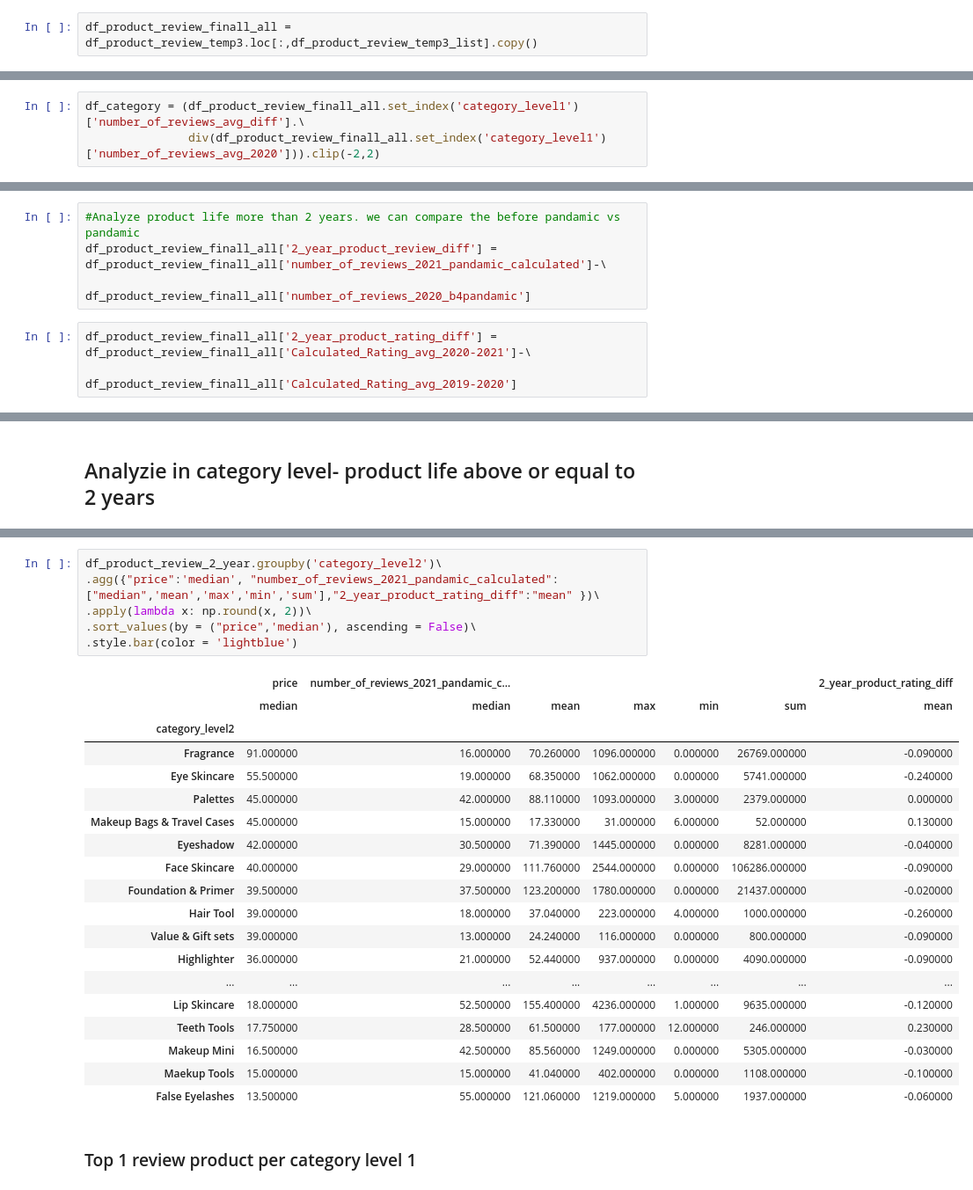
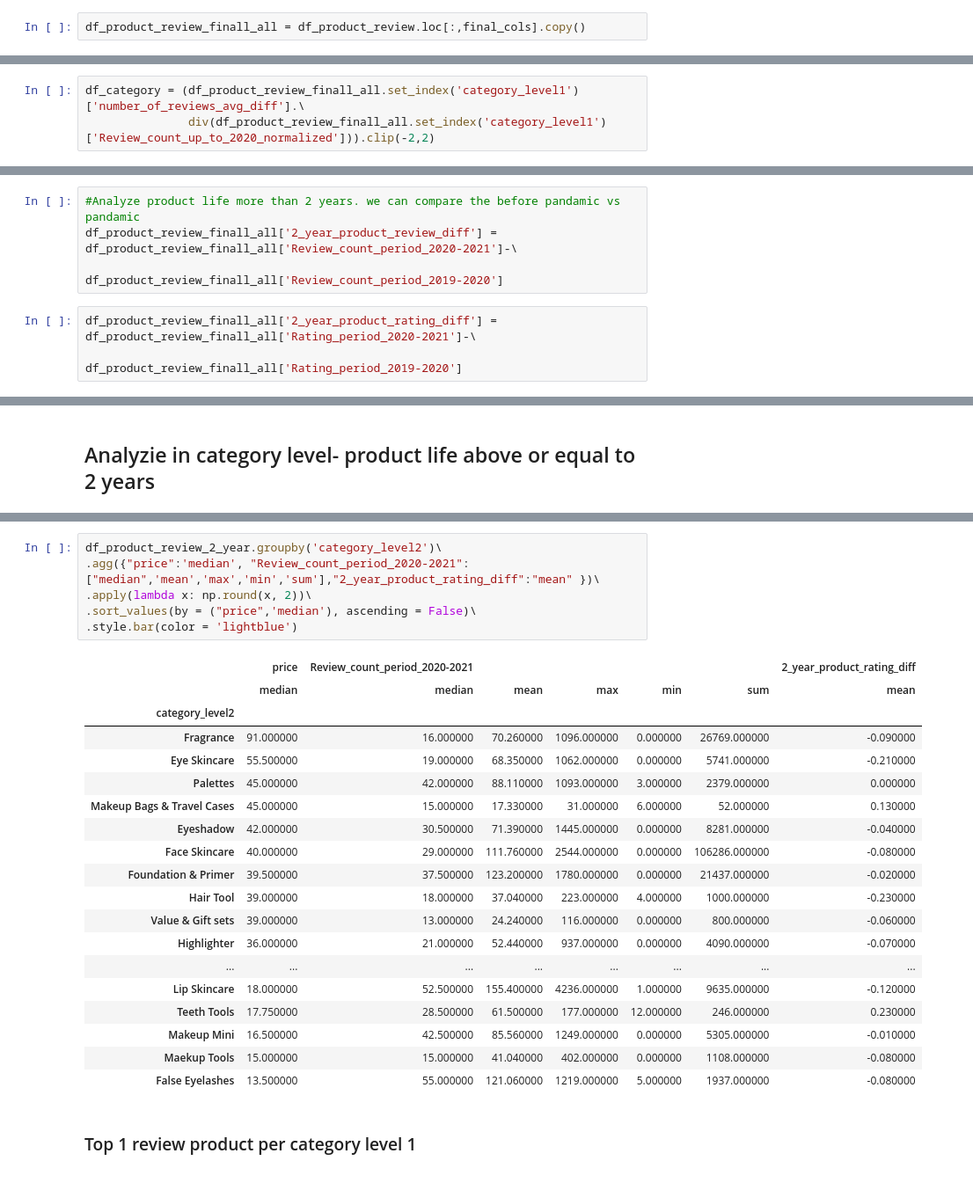
Before and after one commit to einslulu/Sephora_Review_Analysis, a Jupyter notebook: Data_Manipulation_and_Analysis.ipynb, the cells around one changed output, grey strips where cells are left out. Shown at 88% size. Cells and saved outputs as stored; diff of their text form.

```diff
--- a/Data_Manipulation_and_Analysis.ipynb
+++ b/Data_Manipulation_and_Analysis.ipynb
@@ -446,2 +459,2 @@ df_product_review_temp3_list = ['Product_id','name',"size","brand","category","c
 # %%
-df_product_review_finall_all = df_product_review_temp3.loc[:,df_product_review_temp3_list].copy()
+df_product_review_finall_all = df_product_review.loc[:,final_cols].copy()
@@ -508,6 +502,6 @@ Seems most products have less reviews during pandamic.
 # %%
 df_category = (df_product_review_finall_all.set_index('category_level1')['number_of_reviews_avg_diff'].\
-               div(df_product_review_finall_all.set_index('category_level1')['number_of_reviews_avg_2020'])).clip(-2,2)
+               div(df_product_review_finall_all.set_index('category_level1')['Review_count_up_to_2020_normalized'])).clip(-2,2)
 # %%
 #for i in df_category.index[:5]:
  #   plt.hist(df_category.loc[i], bins = 30, alpha = 0.2);
@@ -531,10 +518,10 @@ Seems all categories have less reviews during pandamic.
 # %%
 #Analyze product life more than 2 years. we can compare the before pandamic vs pandamic
-df_product_review_finall_all['2_year_product_review_diff'] = df_product_review_finall_all['number_of_reviews_2021_pandamic_calculated']-\
-                                                            df_product_review_finall_all['number_of_reviews_2020_b4pandamic']
+df_product_review_finall_all['2_year_product_review_diff'] = df_product_review_finall_all['Review_count_period_2020-2021']-\
+                                                            df_product_review_finall_all['Review_count_period_2019-2020']
 # %%
-df_product_review_finall_all['2_year_product_rating_diff'] = df_product_review_finall_all['Calculated_Rating_avg_2020-2021']-\
-                                                            df_product_review_finall_all['Calculated_Rating_avg_2019-2020']
+df_product_review_finall_all['2_year_product_rating_diff'] = df_product_review_finall_all['Rating_period_2020-2021']-\
+                                                            df_product_review_finall_all['Rating_period_2019-2020']
 # %% [markdown]
 ## Category level analysis
 # %%
@@ -673,30 +660,30 @@ df_product_review_2_year.groupby('category_level1')\
 | Nail | 20.000000 | 22 | 10.000000 | 16.140000 | 45.000000 | 0.000000 | 355.000000 | ... |
 # %%
 df_product_review_2_year.groupby('category_level2')\
-.agg({"price":'median', "number_of_reviews_2021_pandamic_calculated":["median",'mean','max','min','sum'],"2_year_product_rating_diff":"mean" })\
+.agg({"price":'median', "Review_count_period_2020-2021":["median",'mean','max','min','sum'],"2_year_product_rating_diff":"mean" })\
 .apply(lambda x: np.round(x, 2))\
 .sort_values(by = ("price",'median'), ascending = False)\
 .style.bar(color = 'lightblue')
 # %% [output]
-|  | price | number_of_reviews_2021_pandamic_c... |  |  |  |  | 2_year_product_rating_diff |
+|  | price | Review_count_period_2020-2021 |  |  |  |  | 2_year_product_rating_diff |
 |  | median | median | mean | max | min | sum | mean |
 | category_level2 |  |  |  |  |  |  |  |
 | Fragrance | 91.000000 | 16.000000 | 70.260000 | 1096.000000 | 0.000000 | 26769.000000 | -0.090000 |
-| Eye Skincare | 55.500000 | 19.000000 | 68.350000 | 1062.000000 | 0.000000 | 5741.000000 | -0.240000 |
+| Eye Skincare | 55.500000 | 19.000000 | 68.350000 | 1062.000000 | 0.000000 | 5741.000000 | -0.210000 |
 | Palettes | 45.000000 | 42.000000 | 88.110000 | 1093.000000 | 3.000000 | 2379.000000 | 0.000000 |
 | Makeup Bags & Travel Cases | 45.000000 | 15.000000 | 17.330000 | 31.000000 | 6.000000 | 52.000000 | 0.130000 |
 | Eyeshadow | 42.000000 | 30.500000 | 71.390000 | 1445.000000 | 0.000000 | 8281.000000 | -0.040000 |
-| Face Skincare | 40.000000 | 29.000000 | 111.760000 | 2544.000000 | 0.000000 | 106286.000000 | -0.090000 |
+| Face Skincare | 40.000000 | 29.000000 | 111.760000 | 2544.000000 | 0.000000 | 106286.000000 | -0.080000 |
 | Foundation & Primer | 39.500000 | 37.500000 | 123.200000 | 1780.000000 | 0.000000 | 21437.000000 | -0.020000 |
-| Hair Tool | 39.000000 | 18.000000 | 37.040000 | 223.000000 | 4.000000 | 1000.000000 | -0.260000 |
-| Value & Gift sets | 39.000000 | 13.000000 | 24.240000 | 116.000000 | 0.000000 | 800.000000 | -0.090000 |
-| Highlighter | 36.000000 | 21.000000 | 52.440000 | 937.000000 | 0.000000 | 4090.000000 | -0.090000 |
+| Hair Tool | 39.000000 | 18.000000 | 37.040000 | 223.000000 | 4.000000 | 1000.000000 | -0.230000 |
+| Value & Gift sets | 39.000000 | 13.000000 | 24.240000 | 116.000000 | 0.000000 | 800.000000 | -0.060000 |
+| Highlighter | 36.000000 | 21.000000 | 52.440000 | 937.000000 | 0.000000 | 4090.000000 | -0.070000 |
 | ... | ... | ... | ... | ... | ... | ... | ... |
 | Lip Skincare | 18.000000 | 52.500000 | 155.400000 | 4236.000000 | 1.000000 | 9635.000000 | -0.120000 |
 | Teeth Tools | 17.750000 | 28.500000 | 61.500000 | 177.000000 | 12.000000 | 246.000000 | 0.230000 |
-| Makeup Mini | 16.500000 | 42.500000 | 85.560000 | 1249.000000 | 0.000000 | 5305.000000 | -0.030000 |
-| Maekup Tools | 15.000000 | 15.000000 | 41.040000 | 402.000000 | 0.000000 | 1108.000000 | -0.100000 |
-| False Eyelashes | 13.500000 | 55.000000 | 121.060000 | 1219.000000 | 5.000000 | 1937.000000 | -0.060000 |
+| Makeup Mini | 16.500000 | 42.500000 | 85.560000 | 1249.000000 | 0.000000 | 5305.000000 | -0.010000 |
+| Maekup Tools | 15.000000 | 15.000000 | 41.040000 | 402.000000 | 0.000000 | 1108.000000 | -0.080000 |
+| False Eyelashes | 13.500000 | 55.000000 | 121.060000 | 1219.000000 | 5.000000 | 1937.000000 | -0.080000 |
 # %% [markdown]
 ### Top 1 review product per category level 1
 # %%
```
Also changed, not shown: parts of 237 cells of this notebook.
